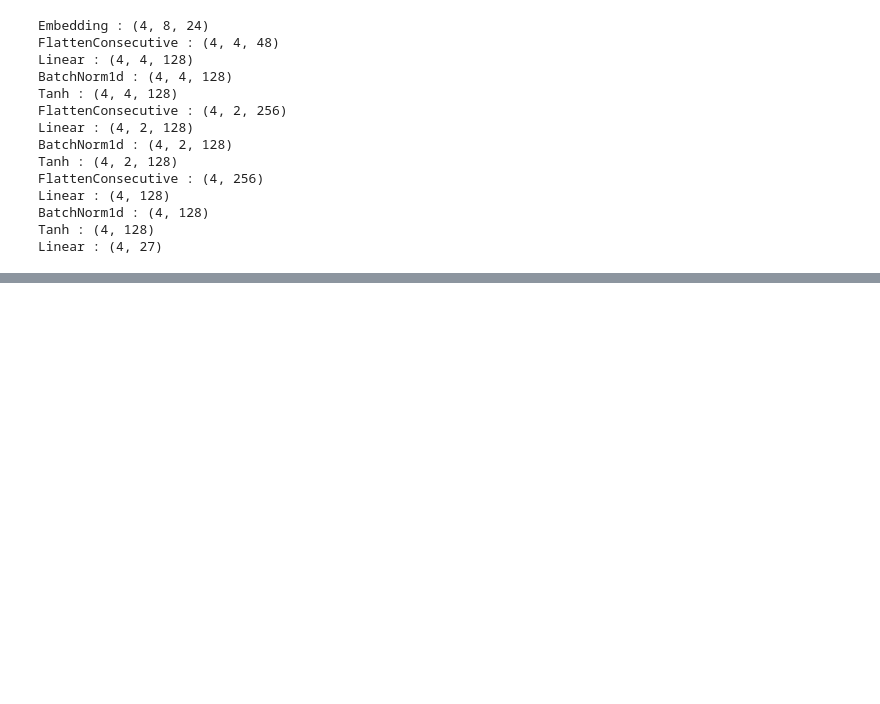
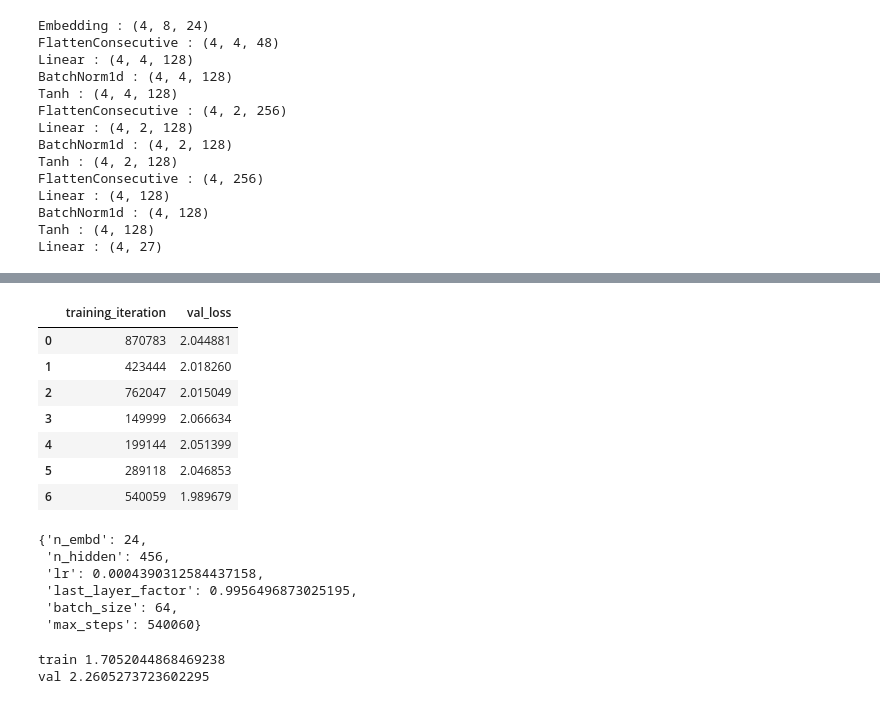
Before and after one commit to anubhavmaity/NeuralNetworks-Zero-To-Hero, a Jupyter notebook: nbs/exercises/05_wavenet_exercise.ipynb, the cells around one changed output, grey strips where cells are left out. Saved outputs shown, nothing was run; the diff lists cells and outputs as text; code cells hidden in the pictures; blank space fills up the shorter version.

```diff
--- a/nbs/exercises/05_wavenet_exercise.ipynb
+++ b/nbs/exercises/05_wavenet_exercise.ipynb
@@ -293,0 +534,12 @@ test 2.2992160320281982
+# %%
+results_df = result_grid.get_dataframe()
+results_df[["training_iteration", "val_loss"]]
+# %% [output]
+|  | training_iteration | val_loss |
+| 0 | 870783 | 2.044881 |
+| 1 | 423444 | 2.018260 |
+| 2 | 762047 | 2.015049 |
+| 3 | 149999 | 2.066634 |
+| 4 | 199144 | 2.051399 |
+| 5 | 289118 | 2.046853 |
+| 6 | 540059 | 1.989679 |
@@ -293,0 +548,14 @@ test 2.2992160320281982
+# %%
+best_result.config
+# %% [output]
+{'n_embd': 24,
+ 'n_hidden': 456,
+ 'lr': 0.0004390312584437158,
+ 'last_layer_factor': 0.9956496873025195,
+ 'batch_size': 64,
+ 'max_steps': 540060}
+# %%
+best_result.checkpoint
+# %% [output]
+train 1.7052044868469238
+val 2.2605273723602295
```
Also changed, not shown: parts of 57 cells of this notebook.
